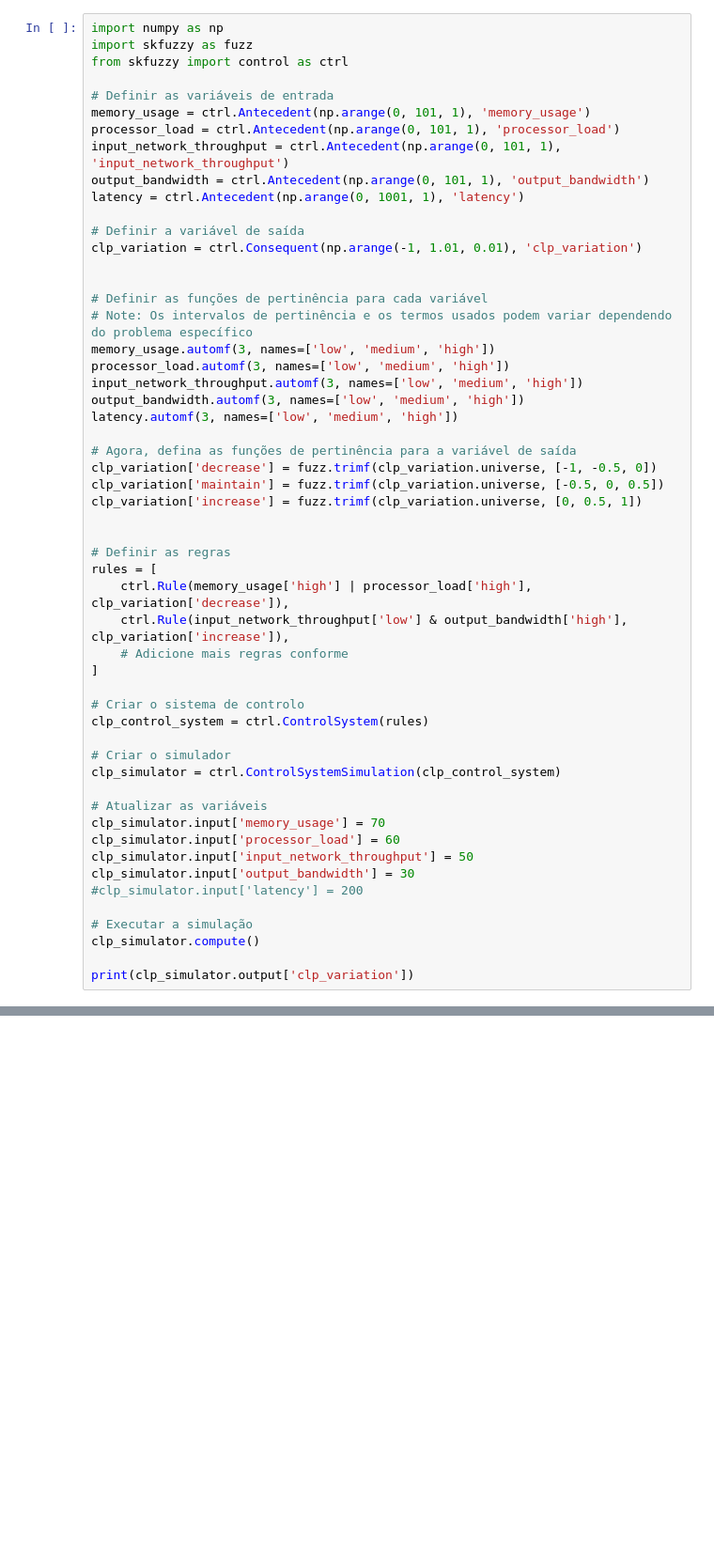
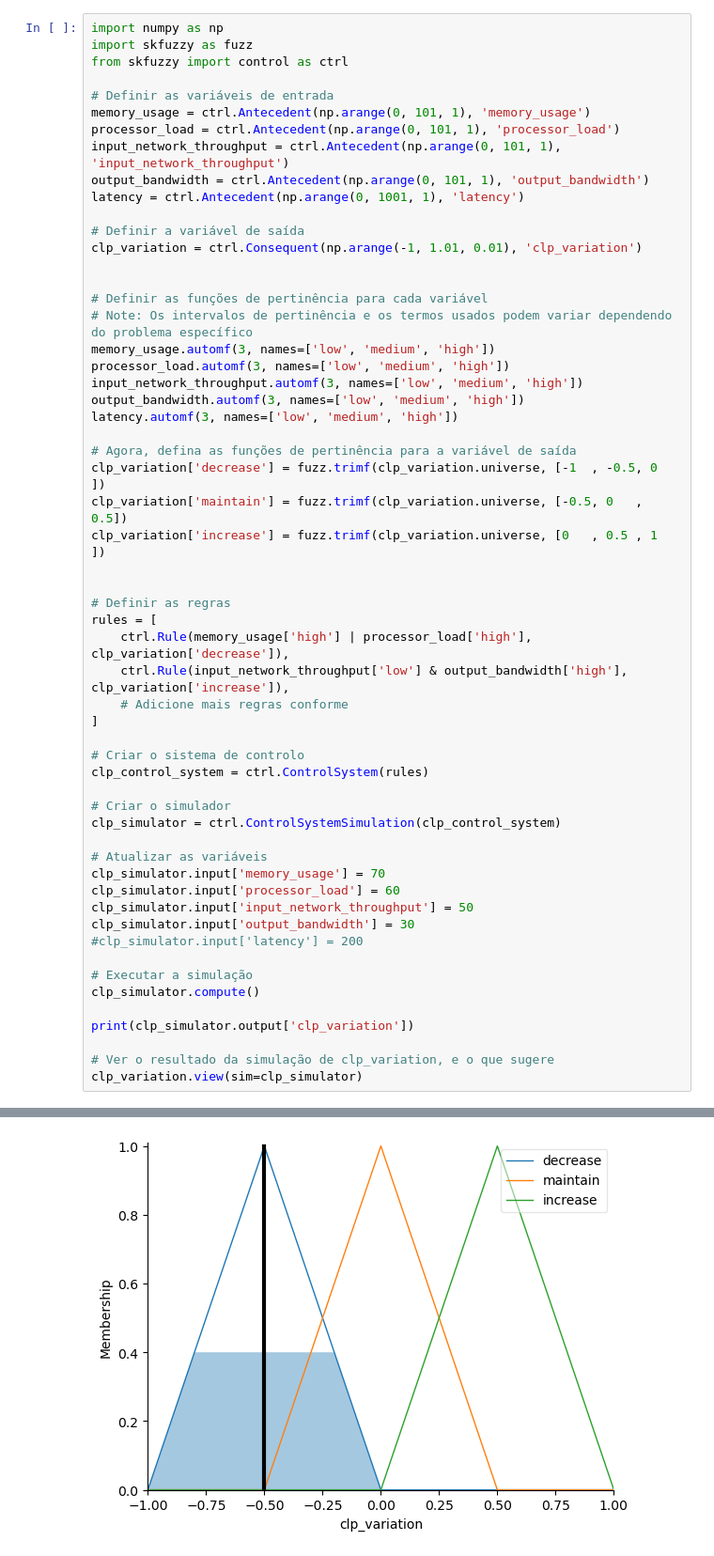
Before and after one commit to leobt23/Computational_Intelligence_forIOT, a Jupyter notebook: project_2_fuzzy/main.ipynb, the cells around one changed output, grey strips where cells are left out. Shown at 94% size. Drawn from its saved outputs; the diff is of its cells as text; blank space fills up the shorter version.

```diff
--- a/project_2_fuzzy/main.ipynb
+++ b/project_2_fuzzy/main.ipynb
@@ -23,34 +23,38 @@ output_bandwidth.automf(3, names=['low', 'medium', 'high'])
 latency.automf(3, names=['low', 'medium', 'high'])
 
 # Agora, defina as funções de pertinência para a variável de saída
-clp_variation['decrease'] = fuzz.trimf(clp_variation.universe, [-1, -0.5, 0])
-clp_variation['maintain'] = fuzz.trimf(clp_variation.universe, [-0.5, 0, 0.5])
-clp_variation['increase'] = fuzz.trimf(clp_variation.universe, [0, 0.5, 1])
+clp_variation['decrease'] = fuzz.trimf(clp_variation.universe, [-1  , -0.5, 0  ])
+clp_variation['maintain'] = fuzz.trimf(clp_variation.universe, [-0.5, 0   , 0.5])
+clp_variation['increase'] = fuzz.trimf(clp_variation.universe, [0   , 0.5 , 1  ])
 
 
 # Definir as regras
 rules = [
     ctrl.Rule(memory_usage['high'] | processor_load['high'], clp_variation['decrease']),
     ctrl.Rule(input_network_throughput['low'] & output_bandwidth['high'], clp_variation['increase']),
     # Adicione mais regras conforme
 ]
 
 # Criar o sistema de controlo
 clp_control_system = ctrl.ControlSystem(rules)
 
 # Criar o simulador
 clp_simulator = ctrl.ControlSystemSimulation(clp_control_system)
 
 # Atualizar as variáveis
 clp_simulator.input['memory_usage'] = 70
 clp_simulator.input['processor_load'] = 60
 clp_simulator.input['input_network_throughput'] = 50
 clp_simulator.input['output_bandwidth'] = 30
 #clp_simulator.input['latency'] = 200
 
 # Executar a simulação
 clp_simulator.compute()
 
 print(clp_simulator.output['clp_variation'])
+
+# Ver o resultado da simulação de clp_variation, e o que sugere
+clp_variation.view(sim=clp_simulator)
 # %% [output]
 -0.5
+[figure, added]
```
